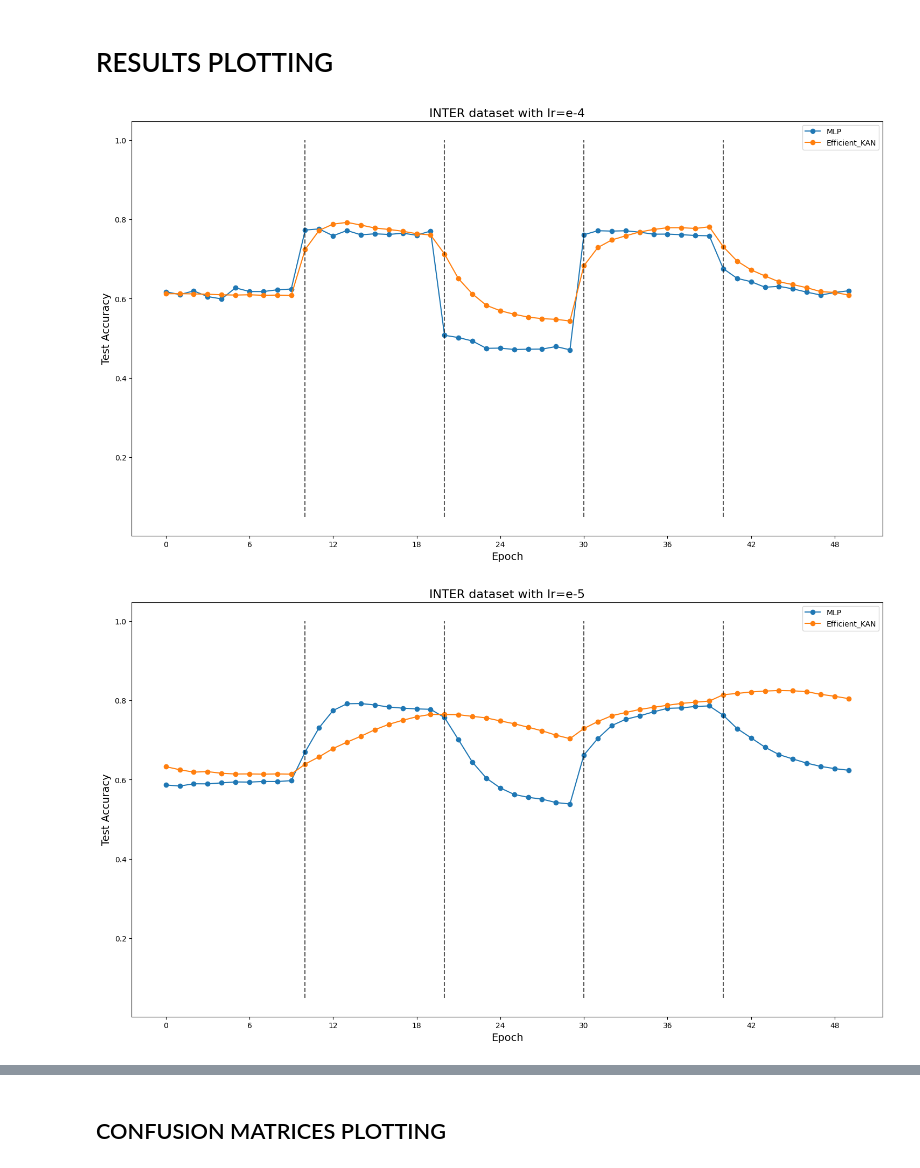
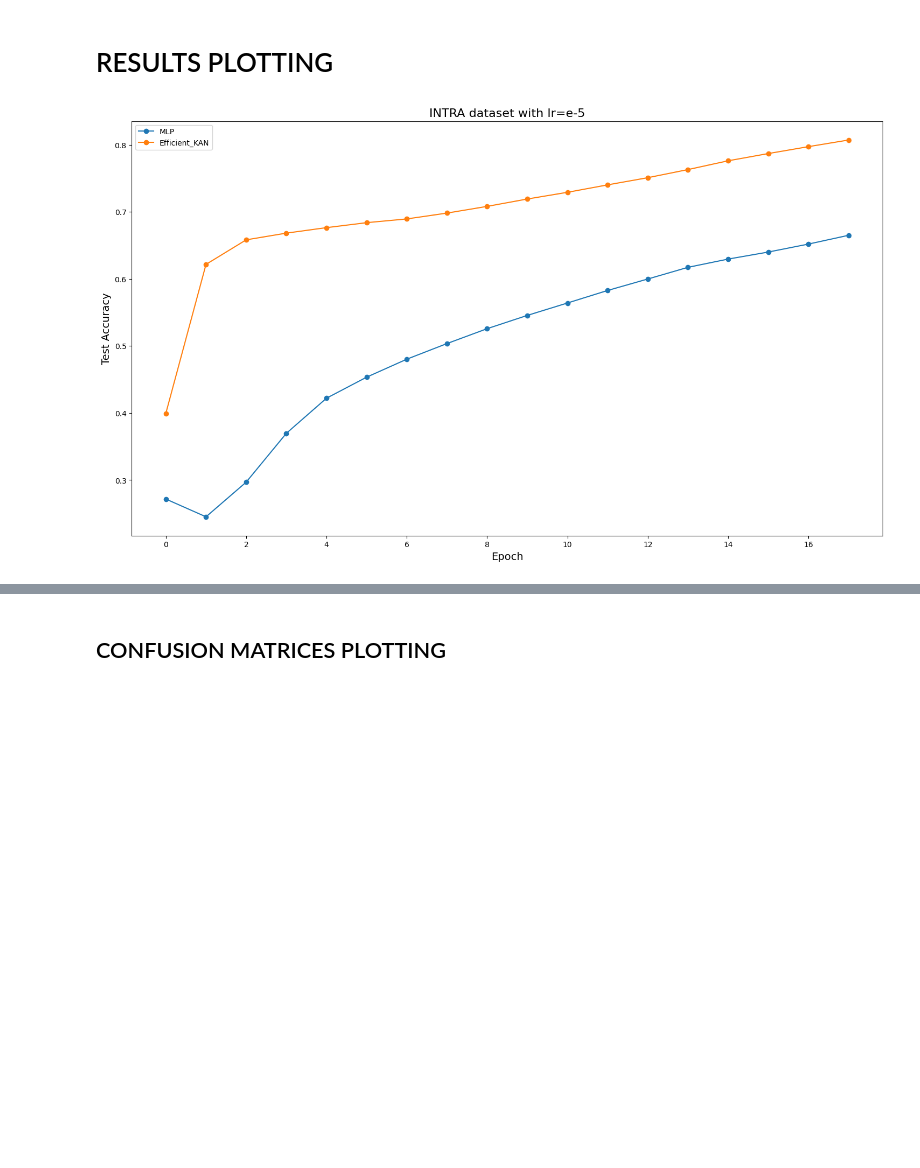
Before and after one commit to MrPio/KAN-Continual_Learning_tests, a Jupyter notebook: KAN_catastrophic_forgetting.ipynb, the cells around one changed output, grey strips where cells are left out. Cells and saved outputs as stored; diff of their text form; code cells hidden in the pictures; blank space fills up the shorter version.

```diff
--- a/KAN_catastrophic_forgetting.ipynb
+++ b/KAN_catastrophic_forgetting.ipynb
@@ -142,20 +126,2 @@ class MLP_Normalized(nn.Module):
         x = F.log_softmax(x, dim=1)
         return x
-# %%
-# KAN
-class Efficient_KAN(nn.Module):
-    def __init__(self, device=device, checkpoint: str | None = None, output_size=10):
-        super(Efficient_KAN, self).__init__()
-        self.layers = [input_size, 8, output_size] if dataset == datasets.MNIST \
-            else [input_size, 128, output_size] if dataset == datasets.CIFAR10 \
-            else []
-        self.model = KAN(self.layers).to(device)
-        if checkpoint:
-            self.load_state_dict(torch.load(checkpoint))
-            self.eval()
-
-    def forward(self, x):
-        x = x.view(-1, self.layers[0])
-        x = self.model(x)
-        x = F.log_softmax(x, dim=1)
-        return x
@@ -544,13 +492,13 @@ def onEpochEnd(model, epoch, train_loss, epoch_duration, lr, task_id):
 # %% [markdown]
 ## INTRA DATASET TEST
 # %%
-for lr in [1e-5, 1e-6]:
-    models = [Efficient_KAN(), MLP(), Efficient_KAN_non_Normalized(), MLP_Normalized(),
+for epochs, lr in zip([18], [1e-5]):
+    models = [Efficient_KAN(), MLP(),
               CKAN_BN(), KANC_MLP(), NormalConvsKAN(), ConvNet(),
               KKAN_Convolutional_Network(), SimpleCNN(), KANvolver()]
     print(f'Using lr={lr} ------------------------------------')
     for model in [x.to(device) for x in models[:2]]:
         print(f'Training model={model.__class__.__name__}')
-        train(model, f'results/{dataset_name}/intra/{model.__class__.__name__}', epochs=18, start_epoch=0,
+        train(model, f'results/{dataset_name}/intra/{model.__class__.__name__}', epochs=epochs, start_epoch=0,
               optimizer=optim.Adam(model.parameters(), lr=lr), on_epoch_end=onEpochEnd, lr=lr)
 # %% [output]
@@ -558,8 +530,8 @@ NameError: name 'Efficient_KAN_non_Normalized' is not defined
 # %% [markdown]
 ## INTER DATASET TEST
 # %%
-for epochs, lr in zip([10], [1e-5]):
-    models = [MLP(output_size=2), Efficient_KAN(output_size=2),
+for epochs, lr in zip([10], [1e-6]):
+    models = [MLP(), Efficient_KAN(),
               CKAN_BN(), KANC_MLP(), NormalConvsKAN(), KKAN_Convolutional_Network(), SimpleCNN(), KANvolver()]
     print(f'Using lr={lr} ------------------------------------')
     for model in [x.to(device) for x in models[:2]]:
@@ -582,45 +557,44 @@ KeyboardInterrupt
 # %% [markdown]
 # RESULTS PLOTTING
 # %%
-models = [MLP(), Efficient_KAN(), MLP_Normalized(), Efficient_KAN_non_Normalized(),
+models = [MLP(), Efficient_KAN(),
           CKAN_BN(), KANC_MLP(), NormalConvsKAN(),
           KKAN_Convolutional_Network(), SimpleCNN(), KANvolver()]
-for lr in [1e-4, 1e-5, 1e-6, 1e-7]:
+for lr in [1e-5]:
     fig, ax = plt.subplots()
     batches = [
         0,
         5923,
         6742,
         5958,
         6131,
         5842,
         5421,
         5918,
         6265,
         5851,
         # 5949,
     ]
     granularity = 1
     for name in list(map(lambda e: e.__class__.__name__, models[:2])):
-        stats = EpochStat.loadModelStats(name, dir=f'results/{dataset_name}/inter/',
+        stats = EpochStat.loadModelStats(name, dir=f'results/{dataset_name}/intra/',
                                          subdir=f'lr_{round(math.log10(lr))}/')
         ax.plot(list(map(lambda e: e.get_accuracy(), stats))[:], label=name, marker='o')
         # ax.plot(list(map(lambda e: e.train_accuracies, stats))[0][::granularity], label=name)
     plt.legend()
     ax.xaxis.set_major_locator(MaxNLocator(integer=True))
     # ax.set_xticks([x // 64 // granularity for x in itertools.accumulate(batches)])
     # ax.set_xticklabels(range(10))
     # plt.vlines(x=[x // 64 // granularity for x in itertools.accumulate(batches)], ymin=0, ymax=1, colors='black',
     #            alpha=0.65, linestyles='dashed')
     # plt.xlabel('Train Digits Batches', fontdict={'fontsize': 14})
     # plt.ylabel('Train batch Loss', fontdict={'fontsize': 14})
     # plt.title('Train batch loss spikes show up when a new digit is submitted', fontdict={'fontsize': 16})
     plt.xlabel('Epoch', fontdict={'fontsize': 14})
     plt.ylabel('Test Accuracy', fontdict={'fontsize': 14})
-    plt.title(f'INTER dataset with lr=e{round(math.log10(lr))}', fontdict={'fontsize': 16})
-    plt.vlines(x=range(0, 5*10, 10)[1:], ymin=0.05, ymax=1, colors='black', alpha=0.65, linestyles='dashed')
+    plt.title(f'INTRA dataset with lr=e{round(math.log10(lr))}', fontdict={'fontsize': 16})
+    # plt.vlines(x=range(0, 5 * 10, 10)[1:], ymin=0.05, ymax=1, colors='black', alpha=0.65, linestyles='dashed')
     fig.set_size_inches(18, 10)
     plt.show()
 # %% [output]
-[figure, old version]
+[figure, new version]
-[figure, removed]
```
Also changed, not shown: parts of 7 cells of this notebook.
